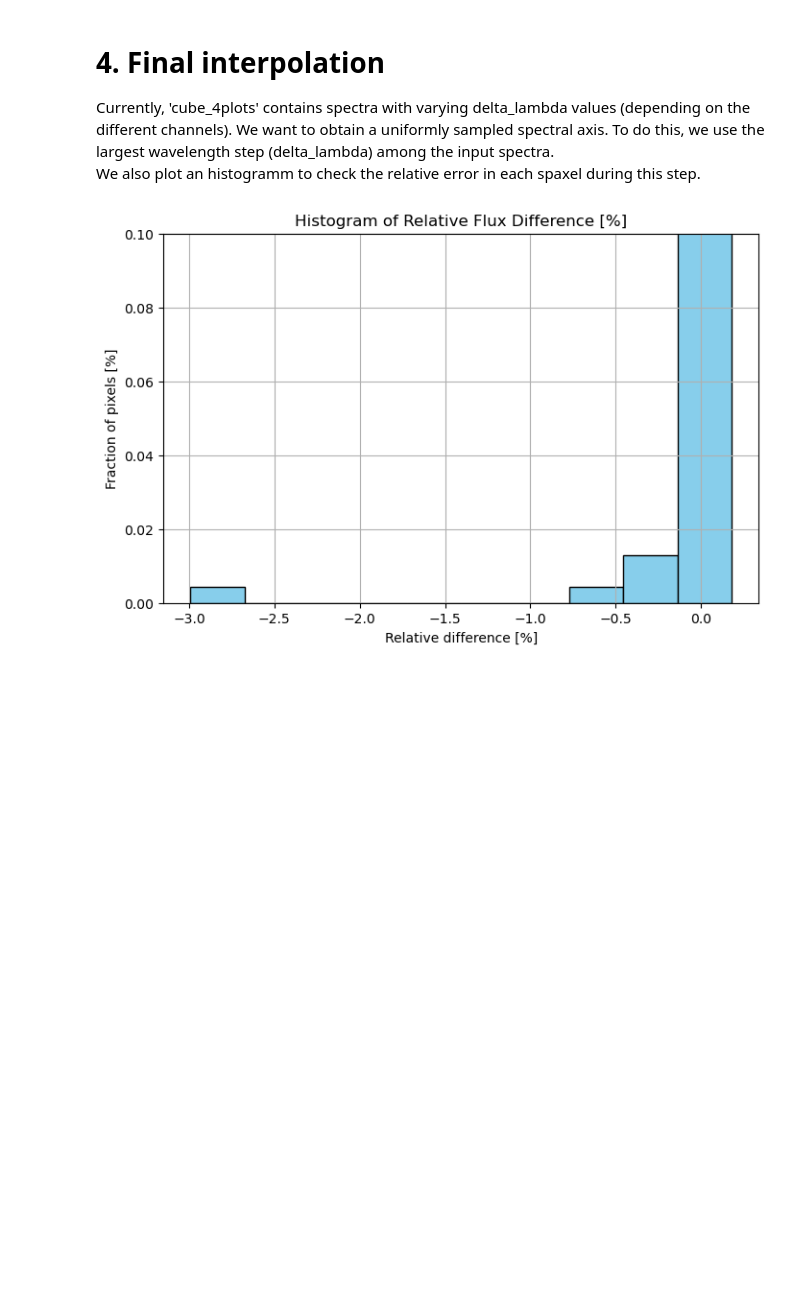
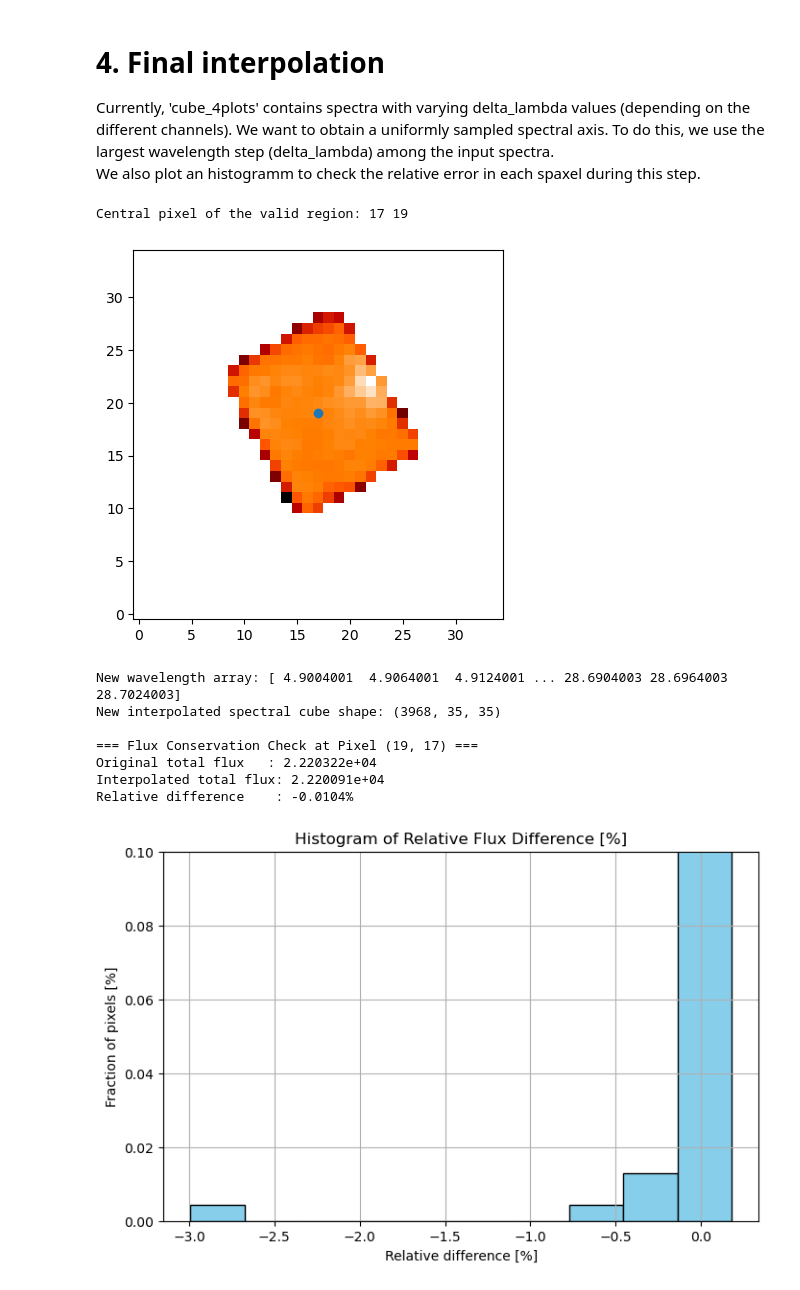
Before and after one commit to matteo-ceci/JWST-MIRI_stitching_code, a Jupyter notebook: stitching_code_v1.ipynb, the cells around one changed output. Cells and saved outputs as stored; diff of their text form; code cells hidden in the pictures; blank space fills up the shorter version.

```diff
--- a/stitching_code_v1.ipynb
+++ b/stitching_code_v1.ipynb
@@ -652,52 +821,77 @@ To do this, we use the largest wavelength step (delta_lambda) among the input sp
 \
 We also plot an histogramm to check the relative error in each spaxel during this step.
 # %%
-check_pixel = (20, 20)  # pixel coordinates for the flux conservation check (NB it has to be a central spaxel, with signal in all the channels)
+# We use a pixel coordinates for the flux conservation check: it has to be a central spaxel,
+# with signal in all the channels, so we take the central spaxel of a Ch1 image
+image2D = np.nansum(aligned_cubes[0], axis=0)  ## Ch1A image
+mask_valid = (~np.isnan(image2D)) & (image2D != 0.)
+y_valid, x_valid = np.where(mask_valid)
 
-# === Step 1: Compute the maximum wavelength step ===
+# find the central pixel
+x_center = int((x_valid.min() + x_valid.max()) / 2)
+y_center = int((y_valid.min() + y_valid.max()) / 2)
+
+print("Central pixel of the valid region:", x_center, y_center)
+plt.imshow(np.log10(image2D), origin='lower', cmap='gist_heat')
+plt.scatter(x_center, y_center)
+plt.show()
+
+check_pixel = (y_center, x_center)
+
+# Compute the maximum wavelength step ===
 delta_wl = np.diff(stitched_wave)
 delta_final = delta_wl[-1]  # Use the largest wavelength step
 
-# === Step 2: Create a new wavelength array with uniform spacing ===
+#  Create a new wavelength array with uniform spacing
 new_wl_array = np.arange(stitched_wave[0], stitched_wave[-1] + delta_final, delta_final)
 
-# === Step 3: Pre-allocate interpolated cubes ===
+#  Pre-allocate interpolated cubes
 flux_interpolated = np.zeros((len(new_wl_array), cube_4plots.shape[1], cube_4plots.shape[2]))
 error_interpolated = np.zeros((len(new_wl_array), error_4plots.shape[1], error_4plots.shape[2]))
 
-# === Step 4: Loop over spatial pixels and interpolate spectra ===
+# Loop over spatial pixels and interpolate spectra
 for i in range(cube_4plots.shape[1]):
     for j in range(cube_4plots.shape[2]):
         spectrum = cube_4plots[:, i, j]
         error_spectrum = error_4plots[:, i, j]
 
         # Flux-conserving interpolation
         flux_interpolated[:, i, j] = spectres(new_wl_array, stitched_wave, spectrum)
         error_interpolated[:, i, j] = spectres(new_wl_array, stitched_wave, error_spectrum)
 
 print("New wavelength array:", new_wl_array)
 print("New interpolated spectral cube shape:", flux_interpolated.shape)
 
 
-# === Step 5: Flux conservation check at selected pixel ===
+# Flux conservation check at selected pixel ===
 i_check, j_check = check_pixel
 
 # Original and interpolated spectrum at the selected pixel
 spec_orig = cube_4plots[:, i_check, j_check]
 spec_interp = flux_interpolated[:, i_check, j_check]
 
 # Construct full wavelength step array (same length as spectrum)
 delta_wl_full = np.append(delta_wl, delta_wl[-1])  # pad with last delta to match array length
 
 # Compute total fluxes (flux * delta_lambda)
 flux_orig_total = np.nansum(spec_orig * delta_wl_full)
 flux_interp_total = np.nansum(spec_interp * delta_final)
 
 # Print results
-print(f"\n=== Flux Conservation Check at Pixel ({i_check}, {j_check}) ===")
+print(f"\n=== Flux Conservation Check at Pixel ({j_check}, {i_check}) ===")
 print(f"Original total flux   : {flux_orig_total:.6e}")
 print(f"Interpolated total flux: {flux_interp_total:.6e}")
 print(f"Relative difference    : {(flux_interp_total - flux_orig_total) / flux_orig_total * 100:.4f}%")
+# %% [output]
+Central pixel of the valid region: 17 19
+[figure, added]
+New wavelength array: [ 4.9004001  4.9064001  4.9124001 ... 28.6904003 28.6964003 28.7024003]
+New interpolated spectral cube shape: (3968, 35, 35)
+
+=== Flux Conservation Check at Pixel (19, 17) ===
+Original total flux   : 2.220322e+04
+Interpolated total flux: 2.220091e+04
+Relative difference    : -0.0104%
 # %%
 ### Histogram of the relative differences
 # Reshape cubes to (N_lambda, N_pixels)
```
Also changed, not shown: parts of 12 cells of this notebook.
